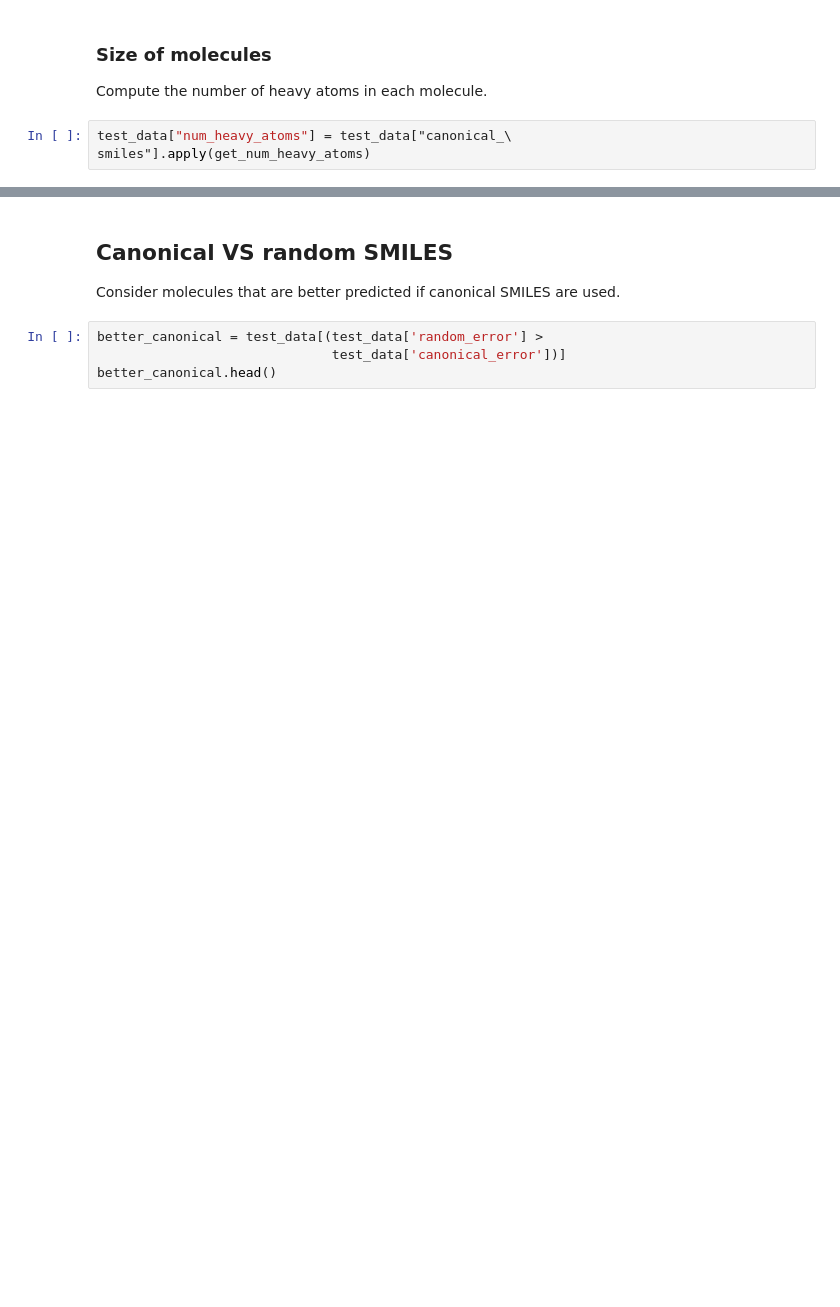
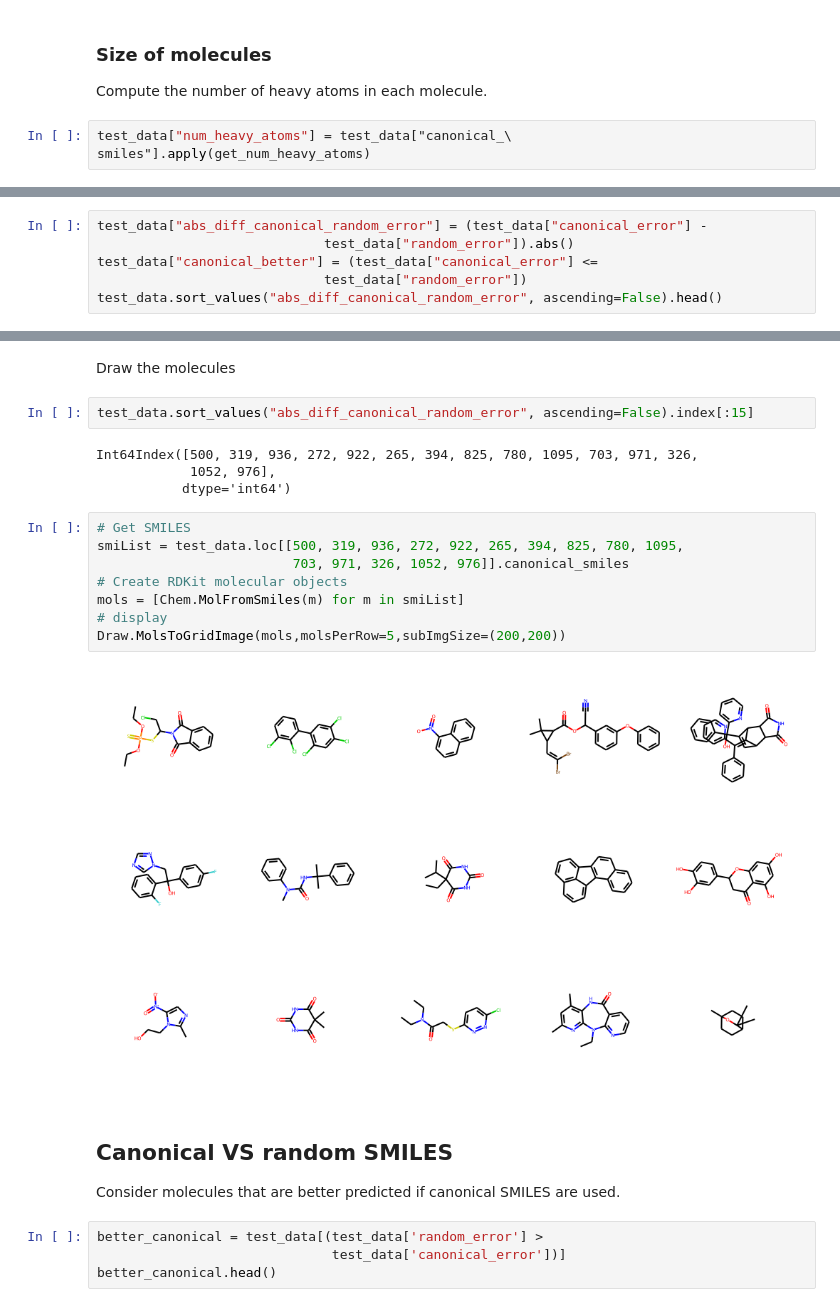
Before and after one commit to volkamerlab/maxsmi, a Jupyter notebook: maxsmi/results_analysis/results_canonical_vs_random.ipynb, the cells around one changed output, grey strips where cells are left out. Saved outputs shown, nothing was run; the diff lists cells and outputs as text; blank space fills up the shorter version.

```diff
--- a/maxsmi/results_analysis/results_canonical_vs_random.ipynb
+++ b/maxsmi/results_analysis/results_canonical_vs_random.ipynb
@@ -128,0 +143,6 @@ smiles"].apply(get_num_heavy_atoms)
+# %%
+test_data["abs_diff_canonical_random_error"] = (test_data["canonical_error"] -
+                             test_data["random_error"]).abs()
+test_data["canonical_better"] = (test_data["canonical_error"] <=
+                             test_data["random_error"])
+test_data.sort_values("abs_diff_canonical_random_error", ascending=False).head()
@@ -129,3 +163,21 @@ smiles"].apply(get_num_heavy_atoms)
+# %% [markdown]
+Draw the molecules
+# %%
+test_data.sort_values("abs_diff_canonical_random_error", ascending=False).index[:15]
+# %% [output]
+Int64Index([500, 319, 936, 272, 922, 265, 394, 825, 780, 1095, 703, 971, 326,
+            1052, 976],
+           dtype='int64')
+# %%
+# Get SMILES
+smiList = test_data.loc[[500, 319, 936, 272, 922, 265, 394, 825, 780, 1095,
+                         703, 971, 326, 1052, 976]].canonical_smiles
+# Create RDKit molecular objects
+mols = [Chem.MolFromSmiles(m) for m in smiList]
+# display
+Draw.MolsToGridImage(mols,molsPerRow=5,subImgSize=(200,200))
+# %% [output]
+[figure, added]
 # %% [markdown]
 ## Canonical VS random SMILES
 Consider molecules that are better predicted if canonical SMILES are used.
```
Also changed, not shown: parts of 9 cells of this notebook.
